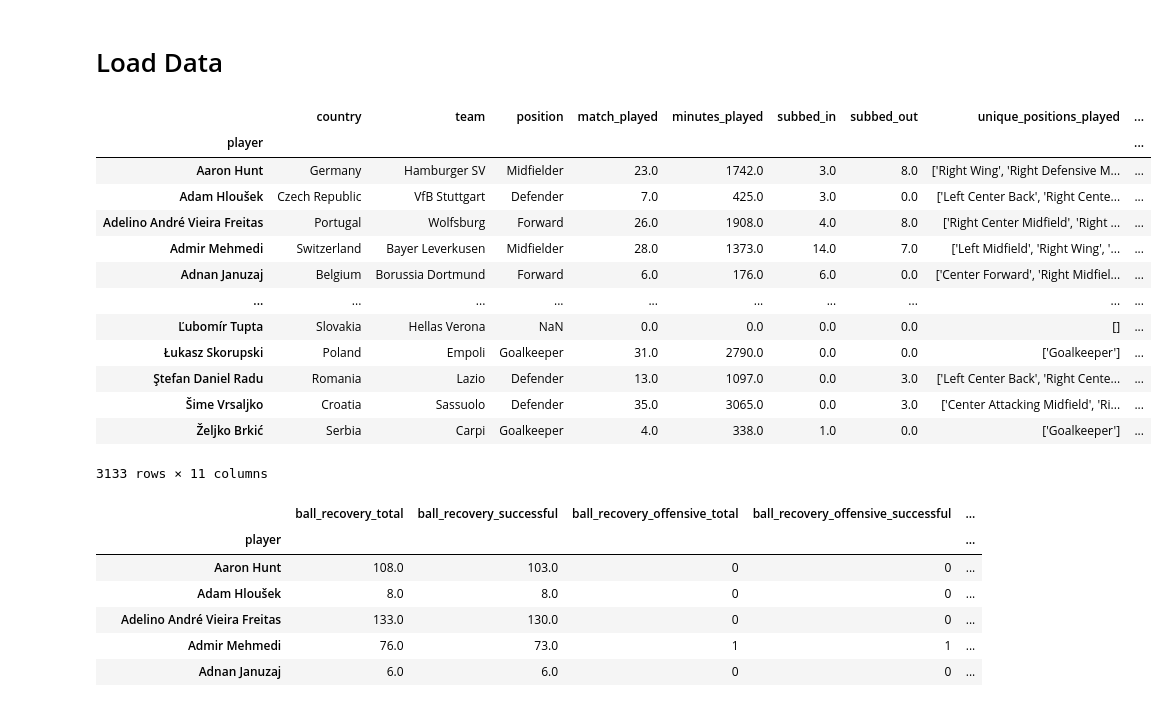
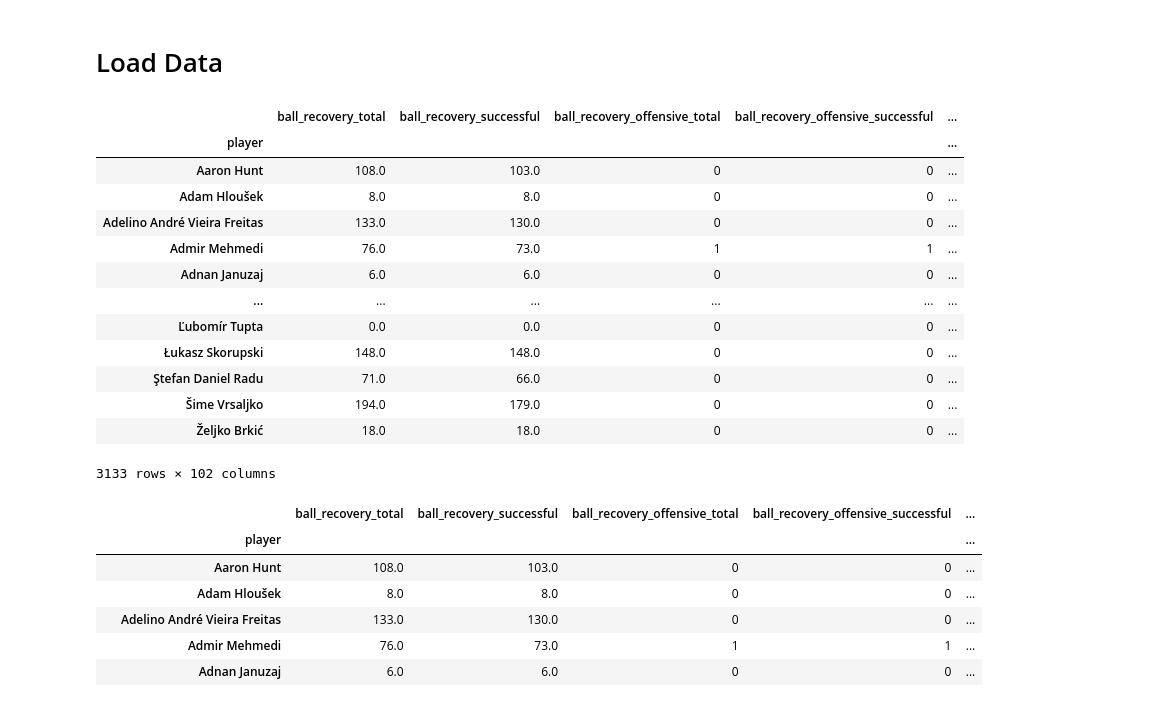
Before and after one commit to allorenz/football-player-similarity, a Jupyter notebook: src/notebooks/eda/eda_defending.ipynb, the cells around one changed output. Cells and saved outputs as stored; diff of their text form; code cells hidden in the pictures.

```diff
--- a/src/notebooks/eda/eda_defending.ipynb
+++ b/src/notebooks/eda/eda_defending.ipynb
@@ -13,48 +13,48 @@ file_paths_defending  = ["/data/processed/bundesliga/defending.csv",
                "/data/processed/premier_league/defending.csv",
                "/data/processed/serie_a/defending.csv",
                ]
 
 file_paths_standard_stats  = ["/data/standard_stats_bundesliga.csv",
             "/data/standard_stats_la_liga.csv",
             "/data/standard_stats_ligue_1.csv",
             "/data/standard_stats_premier_league.csv",
             "/data/standard_stats_serie_a.csv",
                ]
 
 PROJECT_ROOT_DIR
 
 defending = pd.DataFrame()
 
 # Loop through each file, load the DataFrame, and concatenate
 for file in file_paths_defending:
     temp_df = pd.read_csv(f"{PROJECT_ROOT_DIR}{file}")  # Load DataFrame from CSV file
     defending = pd.concat([defending, temp_df], ignore_index=True)
 defending = defending.set_index("player")
 
 standard_stats = pd.DataFrame()
 
 # Loop through each file, load the DataFrame, and concatenate
 for file in file_paths_standard_stats:
     temp_df = pd.read_csv(f"{PROJECT_ROOT_DIR}{file}")  # Load DataFrame from CSV file
     standard_stats = pd.concat([standard_stats, temp_df], ignore_index=True)
 standard_stats = standard_stats.set_index("player")
 
-standard_stats
+defending
 # %% [output]
-|  | country | team | position | match_played | minutes_played | subbed_in | subbed_out | unique_positions_played | ... |
-| player |  |  |  |  |  |  |  |  | ... |
-| Aaron Hunt | Germany | Hamburger SV | Midfielder | 23.0 | 1742.0 | 3.0 | 8.0 | ['Right Wing', 'Right Defensive M... | ... |
-| Adam Hloušek | Czech Republic | VfB Stuttgart | Defender | 7.0 | 425.0 | 3.0 | 0.0 | ['Left Center Back', 'Right Cente... | ... |
-| Adelino André Vieira Freitas | Portugal | Wolfsburg | Forward | 26.0 | 1908.0 | 4.0 | 8.0 | ['Right Center Midfield', 'Right ... | ... |
-| Admir Mehmedi | Switzerland | Bayer Leverkusen | Midfielder | 28.0 | 1373.0 | 14.0 | 7.0 | ['Left Midfield', 'Right Wing', '... | ... |
-| Adnan Januzaj | Belgium | Borussia Dortmund | Forward | 6.0 | 176.0 | 6.0 | 0.0 | ['Center Forward', 'Right Midfiel... | ... |
-| ... | ... | ... | ... | ... | ... | ... | ... | ... | ... |
-| Ľubomír Tupta | Slovakia | Hellas Verona | NaN | 0.0 | 0.0 | 0.0 | 0.0 | [] | ... |
-| Łukasz Skorupski | Poland | Empoli | Goalkeeper | 31.0 | 2790.0 | 0.0 | 0.0 | ['Goalkeeper'] | ... |
-| Ştefan Daniel Radu | Romania | Lazio | Defender | 13.0 | 1097.0 | 0.0 | 3.0 | ['Left Center Back', 'Right Cente... | ... |
-| Šime Vrsaljko | Croatia | Sassuolo | Defender | 35.0 | 3065.0 | 0.0 | 3.0 | ['Center Attacking Midfield', 'Ri... | ... |
-| Željko Brkić | Serbia | Carpi | Goalkeeper | 4.0 | 338.0 | 1.0 | 0.0 | ['Goalkeeper'] | ... |
+|  | ball_recovery_total | ball_recovery_successful | ball_recovery_offensive_total | ball_recovery_offensive_successful | ... |
+| player |  |  |  |  | ... |
+| Aaron Hunt | 108.0 | 103.0 | 0 | 0 | ... |
+| Adam Hloušek | 8.0 | 8.0 | 0 | 0 | ... |
+| Adelino André Vieira Freitas | 133.0 | 130.0 | 0 | 0 | ... |
+| Admir Mehmedi | 76.0 | 73.0 | 1 | 1 | ... |
+| Adnan Januzaj | 6.0 | 6.0 | 0 | 0 | ... |
+| ... | ... | ... | ... | ... | ... |
+| Ľubomír Tupta | 0.0 | 0.0 | 0 | 0 | ... |
+| Łukasz Skorupski | 148.0 | 148.0 | 0 | 0 | ... |
+| Ştefan Daniel Radu | 71.0 | 66.0 | 0 | 0 | ... |
+| Šime Vrsaljko | 194.0 | 179.0 | 0 | 0 | ... |
+| Željko Brkić | 18.0 | 18.0 | 0 | 0 | ... |
-3133 rows × 11 columns
+3133 rows × 102 columns
 # %%
 # merge both df's
 df = pd.merge(left=standard_stats[["team","position","match_played","minutes_played"]],
```
Also changed, not shown: 9 other files.
